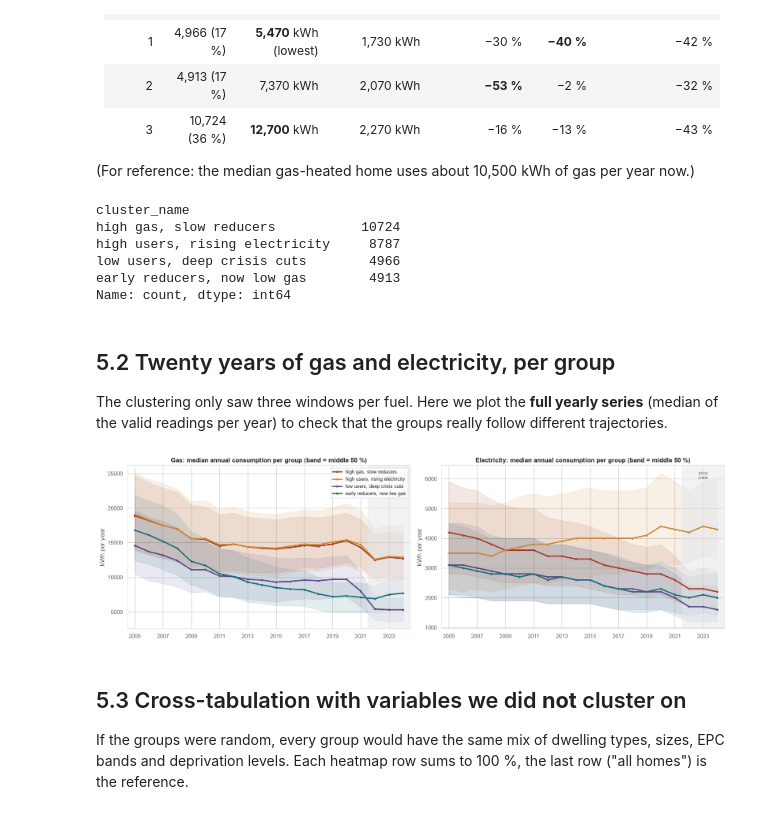
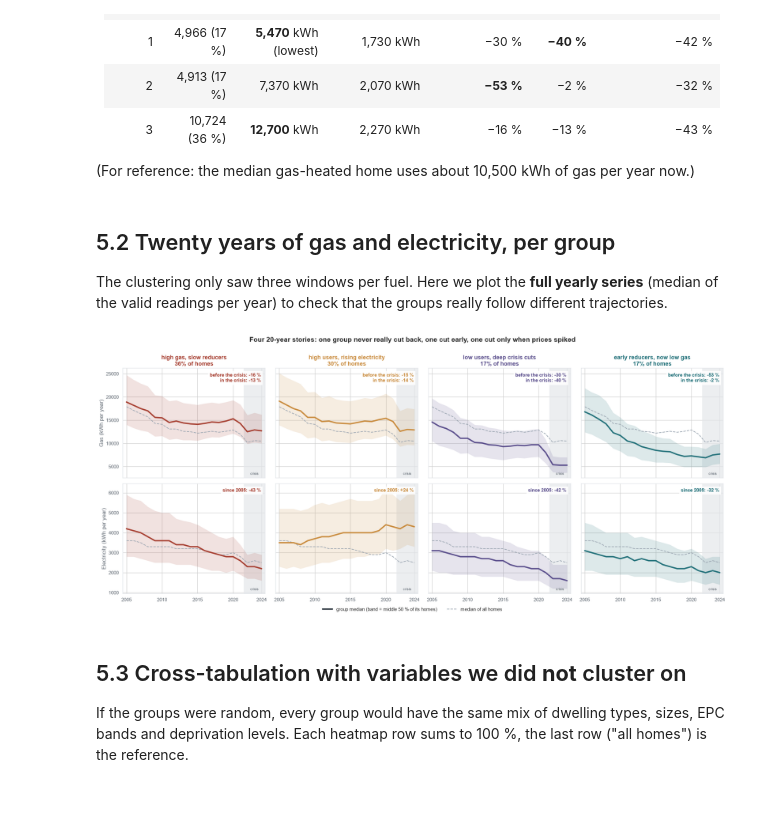
Before and after one commit to iaac-maai/Group4-day3-assignment, a Jupyter notebook: notebook/unsupervised_learning.ipynb, the cells around one changed output. Cells and saved outputs as stored; diff of their text form; code cells hidden in the pictures.

Commit message:
Reworked Figures

```diff
--- a/notebook/unsupervised_learning.ipynb
+++ b/notebook/unsupervised_learning.ipynb
@@ -548,15 +525,6 @@ for s in range(10):
     sub_ari.append(adjusted_rand_score(reference, model.predict(df[FEATURES])))
 
 stability = pd.DataFrame({"10 seeds": seed_ari, "10 subsamples (80 %)": sub_ari})
-fig, ax = plt.subplots(figsize=(9, 3.6))
-sns.stripplot(data=stability, orient="h", size=8, color=ACCENT, ax=ax)
-ax.axvline(adjusted_rand_score(kmeans_sample, ward_labels), color="#A63D2F", linestyle="--",
-           label="K-Means vs Ward (for comparison)")
-ax.set_xlim(0, 1.02)
-ax.set_xlabel("ARI with the final clustering")
-ax.set_title("Stability of the K-Means clusters")
-ax.legend(loc="lower left")
-save("08_stability.png")
-plt.show()
-stability.describe().loc[["mean", "min"]].round(3)
+print(f"K-Means vs Ward on the sample: ARI = {adjusted_rand_score(kmeans_sample, ward_labels):.2f}")
+stability.describe().loc[["mean", "min", "max"]].round(3)
 # %% [output]
@@ -626,41 +595,57 @@ CLUSTER_COLORS = dict(zip(CLUSTER_NAMES.values(), ["#A63D2F", "#C98A3B", "#5A4E8
 ORDER = list(CLUSTER_NAMES.values())
 df["cluster_name"] = df["cluster"].map(CLUSTER_NAMES)
 df["cluster_name"].value_counts()[ORDER]
+
+SHARE = df["cluster_name"].value_counts(normalize=True)
+CHANGE = {col: (2 ** df.groupby("cluster_name")[col].median() - 1) * 100
+          for col in ["gas_change_long", "gas_change_crisis", "elec_change_long"]}
+ACTIONS = {
+    "high gas, slow reducers": "Retrofit priority:\ninsulation + EPC survey",
+    "high users, rising electricity": "Large-home retrofit\n+ electricity advice / PV",
+    "low users, deep crisis cuts": "Fuel-poverty check:\npossibly cold, not efficient",
+    "early reducers, now low gas": "Low priority:\nmonitor",
+}
-# %% [output]
-cluster_name
-high gas, slow reducers           10724
-high users, rising electricity     8787
-low users, deep crisis cuts        4966
-early reducers, now low gas        4913
-Name: count, dtype: int64
 # %% [markdown]
 ## 5.2 Twenty years of gas and electricity, per group
 The clustering only saw three windows per fuel. Here we plot the **full yearly series** (median of the valid readings per year) to check that the groups really follow different trajectories.
 # %%
+from matplotlib.lines import Line2D
+
 gas_c = gas.loc[gas_homes.index[complete]].reset_index(drop=True)
 elec_c = elec.loc[gas_homes.index[complete]].reset_index(drop=True)
 
-fig, axes = plt.subplots(1, 2, figsize=(17, 5.2))
-for ax, table, title in [(axes[0], gas_c, "Gas"), (axes[1], elec_c, "Electricity")]:
-    for name in ORDER:
+fig, axes = plt.subplots(2, 4, figsize=(20, 8.5), sharex=True, sharey="row")
+for row, (table, fuel) in enumerate([(gas_c, "Gas"), (elec_c, "Electricity")]):
+    everyone = table.median()
+    for ax, name in zip(axes[row], ORDER):
+        color = CLUSTER_COLORS[name]
         part = table[df["cluster_name"] == name]
-        med = part.median()
-        q1, q3 = part.quantile(0.25), part.quantile(0.75)
-        ax.fill_between(YEARS, q1, q3, color=CLUSTER_COLORS[name], alpha=0.12)
-        ax.plot(YEARS, med, color=CLUSTER_COLORS[name], linewidth=2.5, marker="o", markersize=3, label=name)
-    ax.axvspan(2021.5, 2024.5, color=GRID, alpha=0.5)
-    ax.text(2023, ax.get_ylim()[1] * 0.97 if title == "Gas" else ax.get_ylim()[1] * 0.97, "price\ncrisis",
-            ha="center", va="top", fontsize=8, color=MUTED_INK)
-    ax.set_title(f"{title}: median annual consumption per group (band = middle 50 %)")
-    ax.set_ylabel("kWh per year")
-    ax.set_xticks(YEARS[::2])
-    ax.set_xlim(2004.5, 2024.5)
-axes[0].legend(loc="upper right", fontsize=9, frameon=True)
+        ax.axvspan(2021.5, 2024.5, color=GRID, alpha=0.7, linewidth=0)
+        ax.plot(YEARS, everyone, color="#9AA5B1", linewidth=1.5, linestyle="--")
+        ax.fill_between(YEARS, part.quantile(0.25), part.quantile(0.75), color=color, alpha=0.15, linewidth=0)
+        ax.plot(YEARS, part.median(), color=color, linewidth=3)
+        if row == 0:
+            ax.set_title(f"{name}\n{SHARE[name]:.0%} of homes", color=color, fontsize=13)
+            note = (f"before the crisis: {CHANGE['gas_change_long'][name]:+.0f} %\n"
+                    f"in the crisis: {CHANGE['gas_change_crisis'][name]:+.0f} %")
+        else:
+            note = f"since 2005: {CHANGE['elec_change_long'][name]:+.0f} %"
+        ax.text(0.97, 0.96, note, transform=ax.transAxes, ha="right", va="top", fontsize=11,
+                fontweight="bold", color=color, bbox=dict(facecolor="white", edgecolor="none", alpha=0.85))
+        ax.text(2023, 0.03, "crisis", transform=ax.get_xaxis_transform(), ha="center", fontsize=8, color=MUTED_INK)
+        ax.set_xticks([2005, 2010, 2015, 2020, 2024])
+        ax.set_xlim(2004.5, 2024.5)
+    axes[row, 0].set_ylabel(f"{fuel} (kWh per year)")
+handles = [Line2D([], [], color=INK, linewidth=3, label="group median (band = middle 50 % of its homes)"),
+           Line2D([], [], color="#9AA5B1", linewidth=1.5, linestyle="--", label="median of all homes")]
+fig.legend(handles=handles, loc="lower center", ncol=2, frameon=False, bbox_to_anchor=(0.5, -0.03))
+fig.suptitle("Four 20-year stories: one group never really cut back, one cut early, one cut only when prices spiked",
+             fontweight="bold", fontsize=15, y=1.0)
 plt.tight_layout()
 save("09_trajectories_per_cluster.png")
 plt.show()
 # %% [output]
-[figure, old version]
+[figure, new version]
 # %% [markdown]
 ## 5.3 Cross-tabulation with variables we did **not** cluster on
 If the groups were random, every group would have the same mix of dwelling types, sizes, EPC bands and deprivation levels. Each heatmap row sums to 100 %, the last row ("all homes") is the reference.
```
Also changed, not shown: parts of 11 cells of this notebook, 12 other files.
